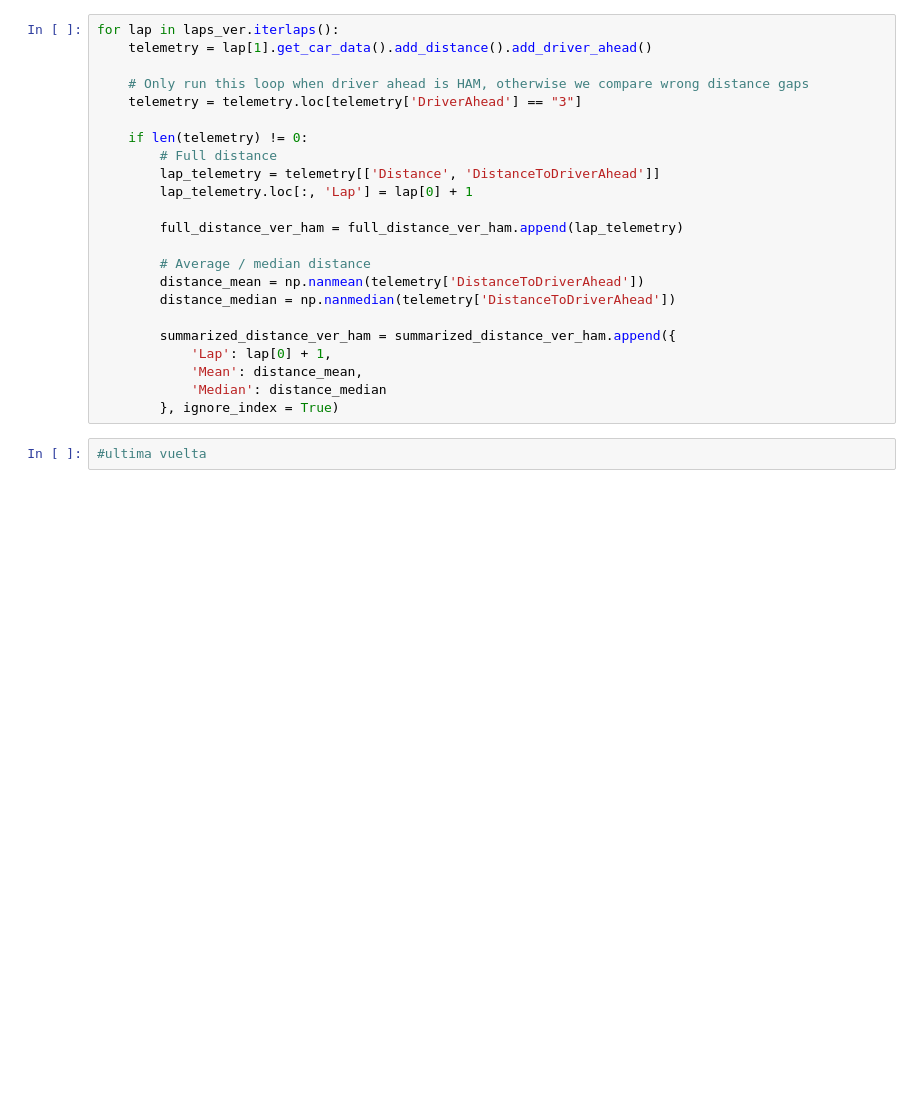
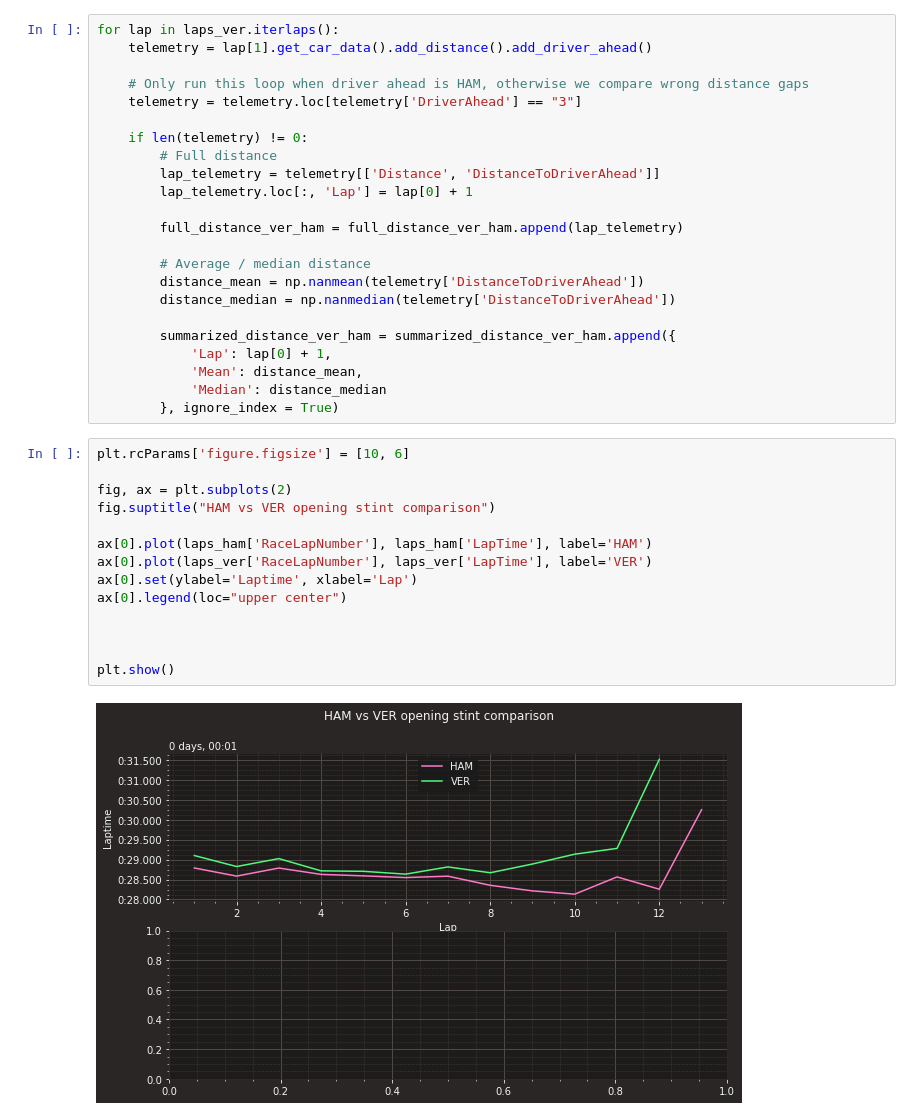
Before and after one commit to juliasabatel/F1_Project, a Jupyter notebook: F1_project.ipynb, the cells around one changed output. Cells and saved outputs as stored; diff of their text form; blank space fills up the shorter version.

```diff
--- a/F1_project.ipynb
+++ b/F1_project.ipynb
@@ -1060,5 +1716,19 @@ for lap in laps_ver.iterlaps():
             'Mean': distance_mean,
             'Median': distance_median
         }, ignore_index = True)
-# %%
-#ultima vuelta
+# %%
+plt.rcParams['figure.figsize'] = [10, 6]
+
+fig, ax = plt.subplots(2)
+fig.suptitle("HAM vs VER opening stint comparison")
+
+ax[0].plot(laps_ham['RaceLapNumber'], laps_ham['LapTime'], label='HAM')
+ax[0].plot(laps_ver['RaceLapNumber'], laps_ver['LapTime'], label='VER')
+ax[0].set(ylabel='Laptime', xlabel='Lap')
+ax[0].legend(loc="upper center")
+
+
+
+plt.show()
+# %% [output]
+[figure, added]
```
Also changed, not shown: parts of 100 cells of this notebook, 10 other files.
